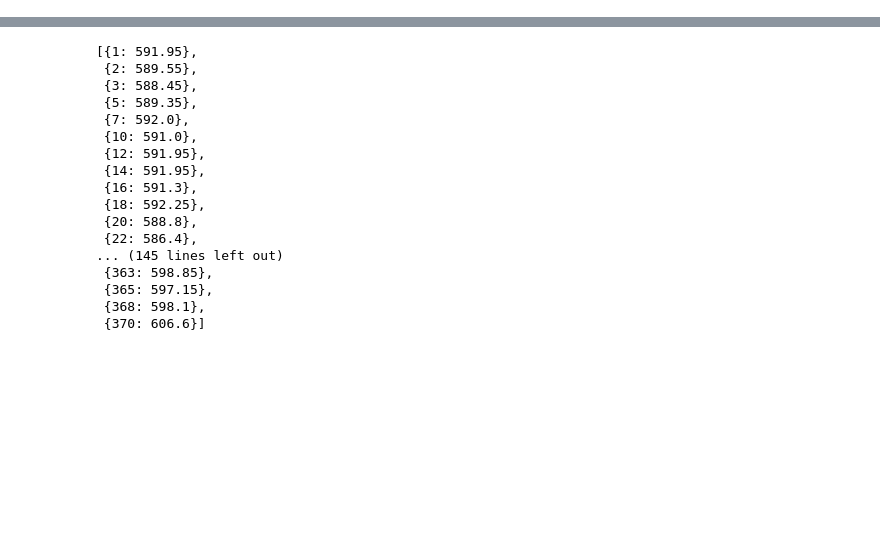
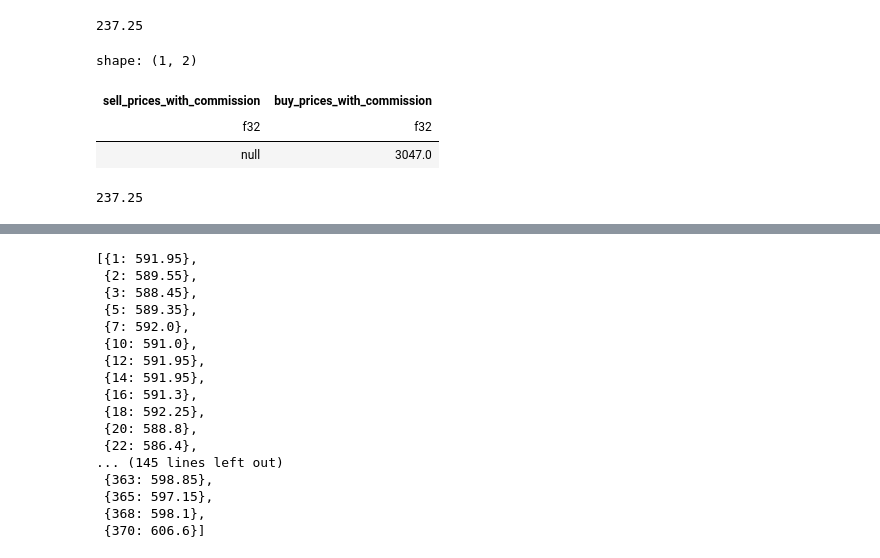
Before and after one commit to xaviruvpadhiyar98/stock-prediction-rl, a Jupyter notebook: v2/visualize_buy_sell.ipynb, the cells around one changed output, grey strips where cells are left out. Cells and saved outputs as stored; diff of their text form; code cells hidden in the pictures; blank space fills up the shorter version.

```diff
--- a/v2/visualize_buy_sell.ipynb
+++ b/v2/visualize_buy_sell.ipynb
@@ -91,0 +35,34 @@ shape: (373, 18)
+# %%
+# df.select()
+
+# df["sell_prices_with_commission"].drop_nulls()[:length]
+
+# df["buy_prices_with_commission"].drop_nulls()[:length]
+
+d1 = df.select([
+    pl.col("sell_prices_with_commission").drop_nulls().str.replace(",", "").cast(pl.Float32),
+])
+
+d2 = df.select([
+    pl.col("buy_prices_with_commission").drop_nulls().str.replace(",", "").cast(pl.Float32)
+])
+
+d3 = pl.concat([d1, d2], how="horizontal")
+d3.with_columns(
+    (pl.col("sell_prices_with_commission") - pl.col("buy_prices_with_commission")).alias("res")
+)["res"].sum()
+# %% [output]
+237.25
+# %%
+d3.filter(pl.col("sell_prices_with_commission").is_null())
+
+# d3["sell_prices_with_commission"].is_null()
+# %% [output]
+shape: (1, 2)
+| sell_prices_with_commission | buy_prices_with_commission |
+| f32 | f32 |
+| null | 3047.0 |
+# %%
+df["sell_prices_with_commission"].drop_nulls().str.replace(",", "").cast(pl.Float32).sum() - df["buy_prices_with_commission"].drop_nulls()[:133].str.replace(",", "").cast(pl.Float32).sum()
+# %% [output]
+237.25
```
Also changed, not shown: parts of 15 cells of this notebook, 4 other files.
